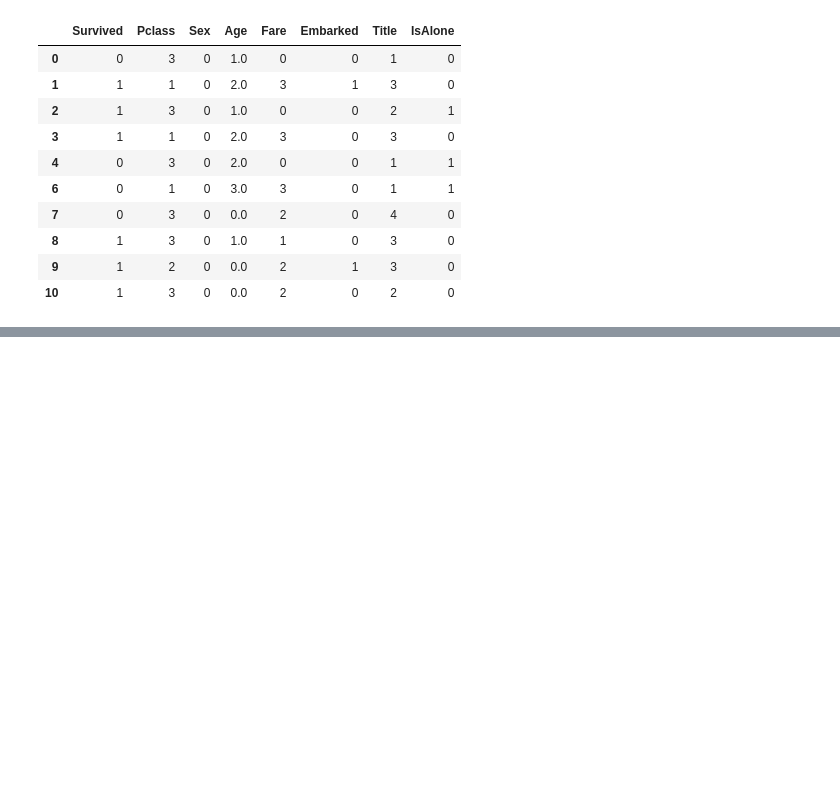
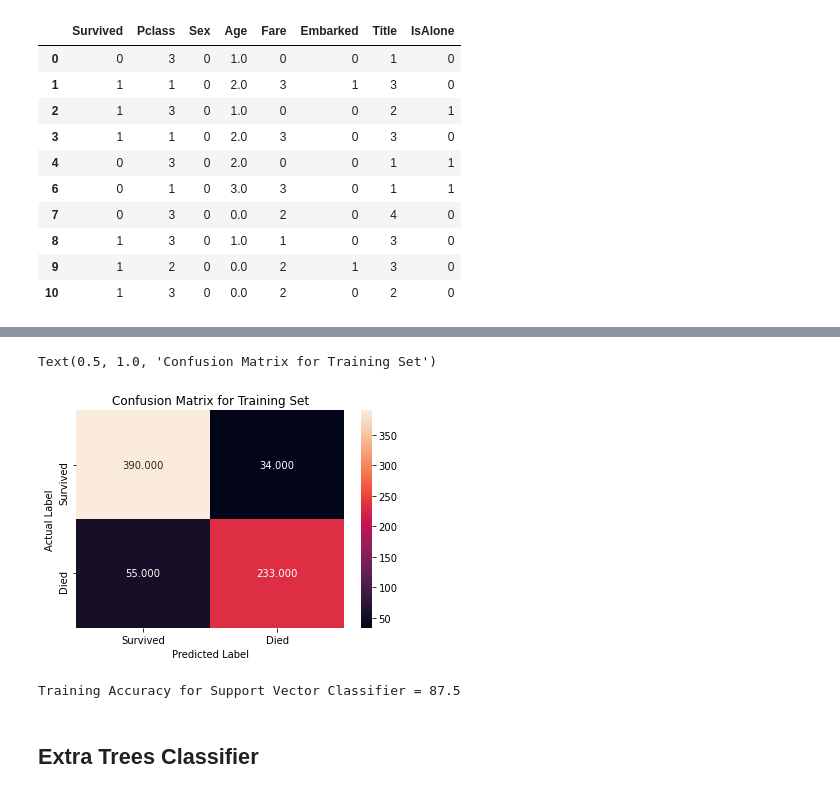
Before and after one commit to zhoukuscedu/Titanic-Kaggle, a Jupyter notebook: Titanic.ipynb, the cells around one changed output, grey strips where cells are left out. Saved outputs shown, nothing was run; the diff lists cells and outputs as text; code cells hidden in the pictures; blank space fills up the shorter version.

```diff
--- a/Titanic.ipynb
+++ b/Titanic.ipynb
@@ -298,0 +397,24 @@ train.head(10)
+# %%
+#Fit Model
+clf_rf = RandomForestClassifier().fit(X_train, Y_train)
+
+#Predict
+pred_train_rf = clf_rf.predict(X_train)
+pred_test_rf = clf_rf.predict(X_test)
+# %%
+#Generate Confusion Matrix
+confusion_train_rf = confusion_matrix(Y_train, pred_train_rf)
+sns.heatmap(confusion_train_rf, annot=True, fmt= ".3f", xticklabels = LABELS, yticklabels = LABELS)
+plt.xlabel("Predicted Label")
+plt.ylabel("Actual Label")
+plt.title("Confusion Matrix for Training Set")
+# %% [output]
+Text(0.5, 1.0, 'Confusion Matrix for Training Set')
+[figure, added]
+# %%
+acc_rf = round(clf_rf.score(X_train,Y_train)*100, 2)
+print("Training Accuracy for Random Forest Classifier = " + str(acc_rf))
+# %% [output]
+Training Accuracy for Support Vector Classifier = 87.5
+# %% [markdown]
+## Extra Trees Classifier
```
Also changed, not shown: parts of 25 cells of this notebook.
